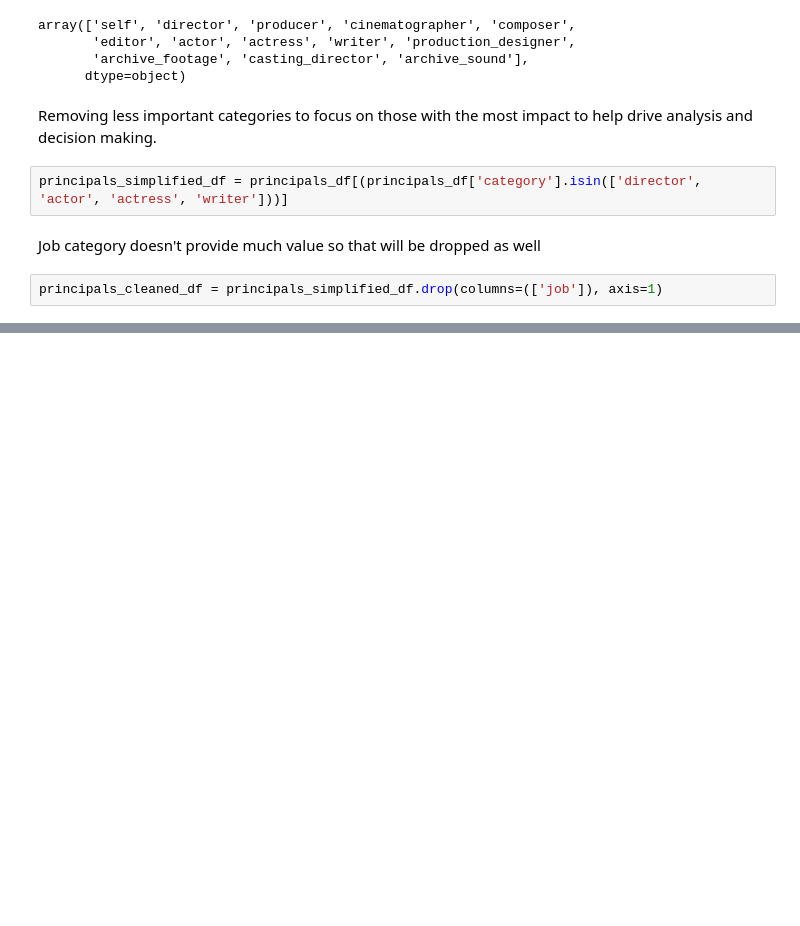
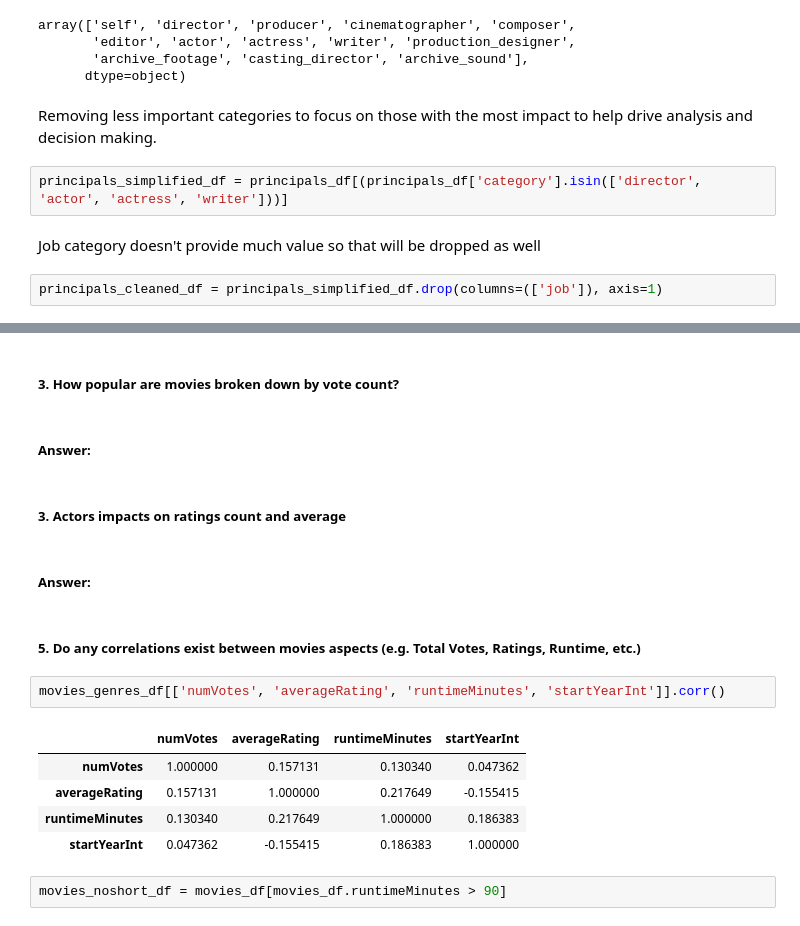
Before and after one commit to emily-dee/IMDB_data_analytics_project, a Jupyter notebook: Insight into Movies for the Hollywood Big Wigs.ipynb, the cells around one changed output, grey strips where cells are left out. Saved outputs shown, nothing was run; the diff lists cells and outputs as text; blank space fills up the shorter version.

```diff
--- a/Insight into Movies for the Hollywood Big Wigs.ipynb
+++ b/Insight into Movies for the Hollywood Big Wigs.ipynb
@@ -378,0 +280,20 @@ sns.scatterplot(data=movies_genres_df, x='averageRating', y='numVotes', hue='gen
+# %% [markdown]
+##### 3. How popular are movies broken down by vote count?
+# %% [markdown]
+##### Answer:
+# %% [markdown]
+##### 3. Actors impacts on ratings count and average
+# %% [markdown]
+##### Answer:
+# %% [markdown]
+##### 5. Do any correlations exist between movies aspects (e.g. Total Votes, Ratings, Runtime, etc.)
+# %%
+movies_genres_df[['numVotes', 'averageRating', 'runtimeMinutes', 'startYearInt']].corr()
+# %% [output]
+|  | numVotes | averageRating | runtimeMinutes | startYearInt |
+| numVotes | 1.000000 | 0.157131 | 0.130340 | 0.047362 |
+| averageRating | 0.157131 | 1.000000 | 0.217649 | -0.155415 |
+| runtimeMinutes | 0.130340 | 0.217649 | 1.000000 | 0.186383 |
+| startYearInt | 0.047362 | -0.155415 | 0.186383 | 1.000000 |
+# %%
+movies_noshort_df = movies_df[movies_df.runtimeMinutes > 90]
```
Also changed, not shown: parts of 23 cells of this notebook.
